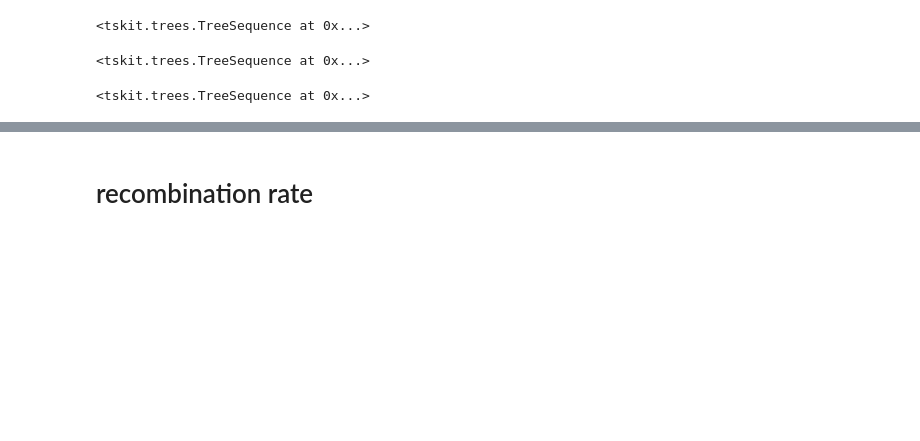
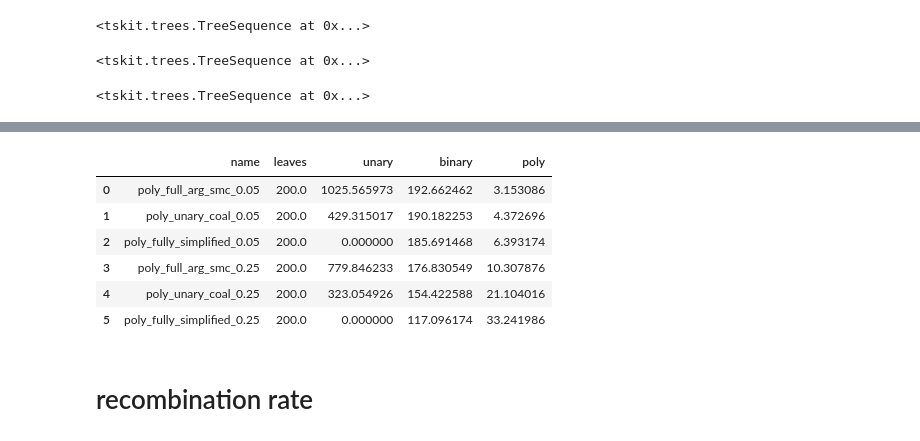
Before and after one commit to petrelharp/smc-bit-paper, a Jupyter notebook: figures/generate-figs/likelihood_surface.ipynb, the cells around one changed output, grey strips where cells are left out. Drawn from its saved outputs; the diff is of its cells as text; code cells hidden in the pictures; blank space fills up the shorter version.

```diff
--- a/figures/generate-figs/likelihood_surface.ipynb
+++ b/figures/generate-figs/likelihood_surface.ipynb
@@ -138,3 +151,33 @@ poly_fully_simplified_0.25      10674   11035
+# %%
+poly_data = []
+for key, ts in poly_inputs.items():
+    #arity = np.zeros(ts.num_trees)
+    #poly_count = np.zeros(ts.num_trees)
+    leaves = np.zeros(ts.num_trees)
+    unary = np.zeros(ts.num_trees)
+    binary = np.zeros(ts.num_trees)
+    poly = np.zeros(ts.num_trees)
+    for tree in ts.trees():
+        preorder = tree.preorder()
+        num_children = tree.num_children_array[tree.preorder()]
+        leaves[tree.index] = np.sum(num_children == 0)
+        unary[tree.index] = np.sum(num_children == 1)
+        binary[tree.index] = np.sum(num_children == 2)
+        poly[tree.index] = np.sum(num_children > 2)
+    poly_data.append({"name": key, "leaves": np.mean(leaves),
+                      "unary": np.mean(unary),
+                      "binary": np.mean(binary),
+                      "poly": np.mean(poly)})
+df_poly = pd.DataFrame(poly_data)
+df_poly
+# %% [output]
+|  | name | leaves | unary | binary | poly |
+| 0 | poly_full_arg_smc_0.05 | 200.0 | 1025.565973 | 192.662462 | 3.153086 |
+| 1 | poly_unary_coal_0.05 | 200.0 | 429.315017 | 190.182253 | 4.372696 |
+| 2 | poly_fully_simplified_0.05 | 200.0 | 0.000000 | 185.691468 | 6.393174 |
+| 3 | poly_full_arg_smc_0.25 | 200.0 | 779.846233 | 176.830549 | 10.307876 |
+| 4 | poly_unary_coal_0.25 | 200.0 | 323.054926 | 154.422588 | 21.104016 |
+| 5 | poly_fully_simplified_0.25 | 200.0 | 0.000000 | 117.096174 | 33.241986 |
 # %% [markdown]
 # recombination rate
 # %%
```
Also changed, not shown: parts of 5 cells of this notebook, 3 other files.
